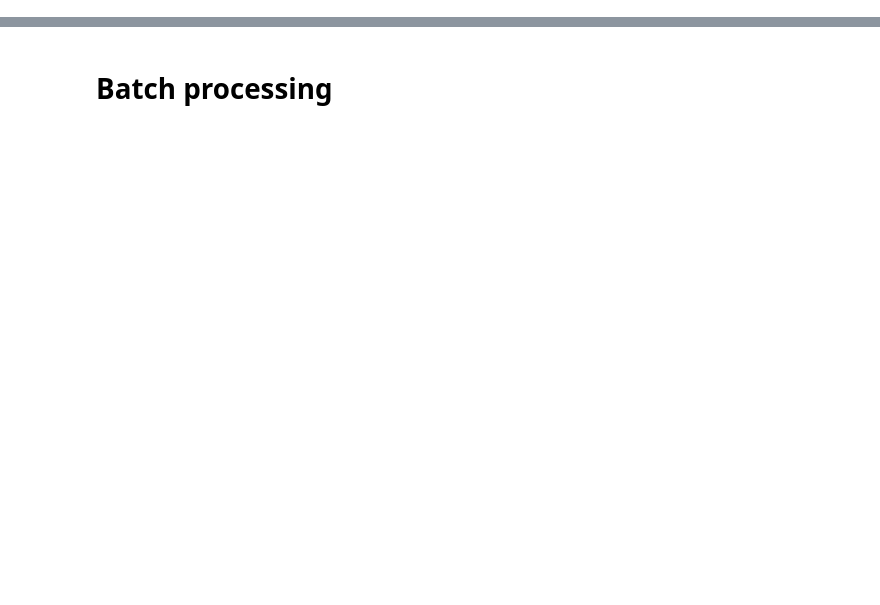
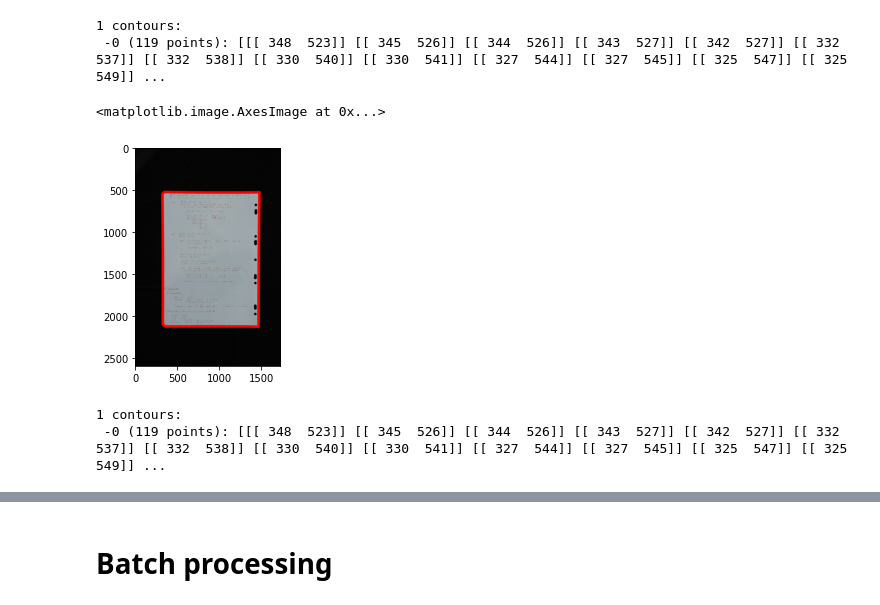
Before and after one commit to SylvainRoy/bscan, a Jupyter notebook: Page detection.ipynb, the cells around one changed output, grey strips where cells are left out. Saved outputs shown, nothing was run; the diff lists cells and outputs as text; code cells hidden in the pictures; blank space fills up the shorter version.

```diff
--- a/Page detection.ipynb
+++ b/Page detection.ipynb
@@ -140,15 +0,0 @@ plt.imshow(img11)
-# %%
-# Filter out contours with small area
-
-# This is the minimum area (fraction of the picure) for a contour
-# to be consider worth to be part of the page)
-minarea = 0.01
-
-def filterOutSmallContours(contours, minarea, img):
-    x, y, _ = img.shape
-    minarea = (x * y) * minarea
-    return [c for c in contours if cv2.contourArea(c) > minarea]
-
-contours = filterOutSmallContours(contours, minarea, img1)
-
-printContoursDetails(contours)
@@ -357,0 +131,50 @@ plt.imshow(img3)
+# %%
+# Find all the contours in the page
+
+def findContours(image):
+    """
+    Find the contours within the image.
+    """
+    img = image.copy()
+    img = cv2.cvtColor(img, cv2.COLOR_BGR2GRAY)
+    img = cv2.GaussianBlur(img, (5, 5), 0)
+    img = cv2.erode(img, np.ones((3, 3), np.uint8), iterations=5)
+    img = cv2.dilate(img, np.ones((3, 3), np.uint8), iterations=5)
+    ret, img = cv2.threshold(img, 80, 255, cv2.THRESH_BINARY)
+    contours, hierarchy = cv2.findContours(img,
+                                           cv2.RETR_EXTERNAL,
+                                           cv2.CHAIN_APPROX_SIMPLE)
+    return contours
+
+
+contours = findContours(img1)
+
+# Display
+printContoursDetails(contours)
+img11 = img1.copy()
+cv2.drawContours(img11, contours, -1, (255,0,0), 30)
+plt.imshow(img11)
+# %% [output]
+1 contours:
+ -0 (119 points): [[[ 348  523]] [[ 345  526]] [[ 344  526]] [[ 343  527]] [[ 342  527]] [[ 332  537]] [[ 332  538]] [[ 330  540]] [[ 330  541]] [[ 327  544]] [[ 327  545]] [[ 325  547]] [[ 325  549]] ...
+<matplotlib.image.AxesImage at 0x...>
+[figure, added]
+# %%
+# Filter out contours with small area
+
+minarea = 0.01
+
+def filterOutSmallContours(contours, img, minarea=0.01):
+    """
+    Filter out contours that have an area below 'minarea'.
+    """
+    x, y, _ = img.shape
+    minarea = (x * y) * minarea
+    return [c for c in contours if cv2.contourArea(c) > minarea]
+
+contours = filterOutSmallContours(contours, img1, minarea)
+
+printContoursDetails(contours)
+# %% [output]
+1 contours:
+ -0 (119 points): [[[ 348  523]] [[ 345  526]] [[ 344  526]] [[ 343  527]] [[ 342  527]] [[ 332  537]] [[ 332  538]] [[ 330  540]] [[ 330  541]] [[ 327  544]] [[ 327  545]] [[ 325  547]] [[ 325  549]] ...
```
Also changed, not shown: parts of 54 cells of this notebook, 4 other files.
